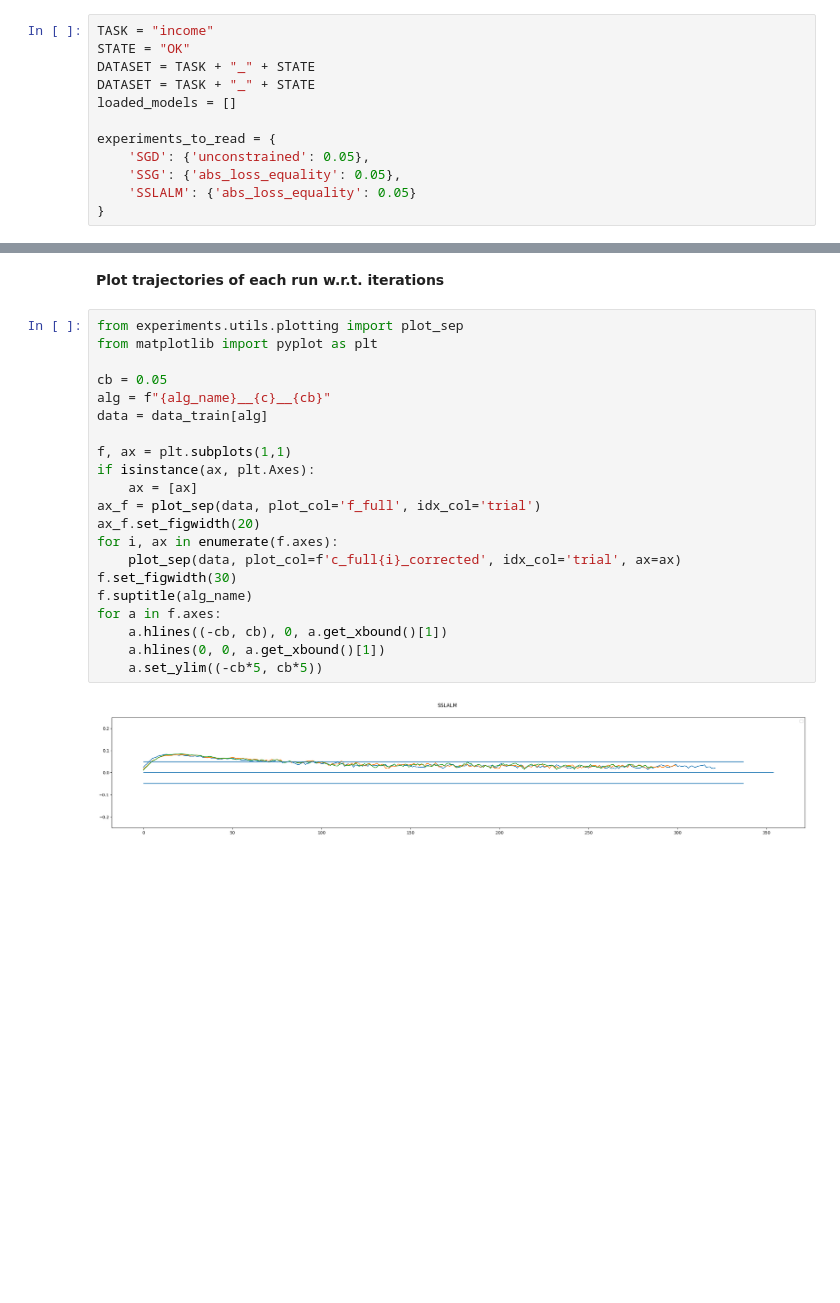
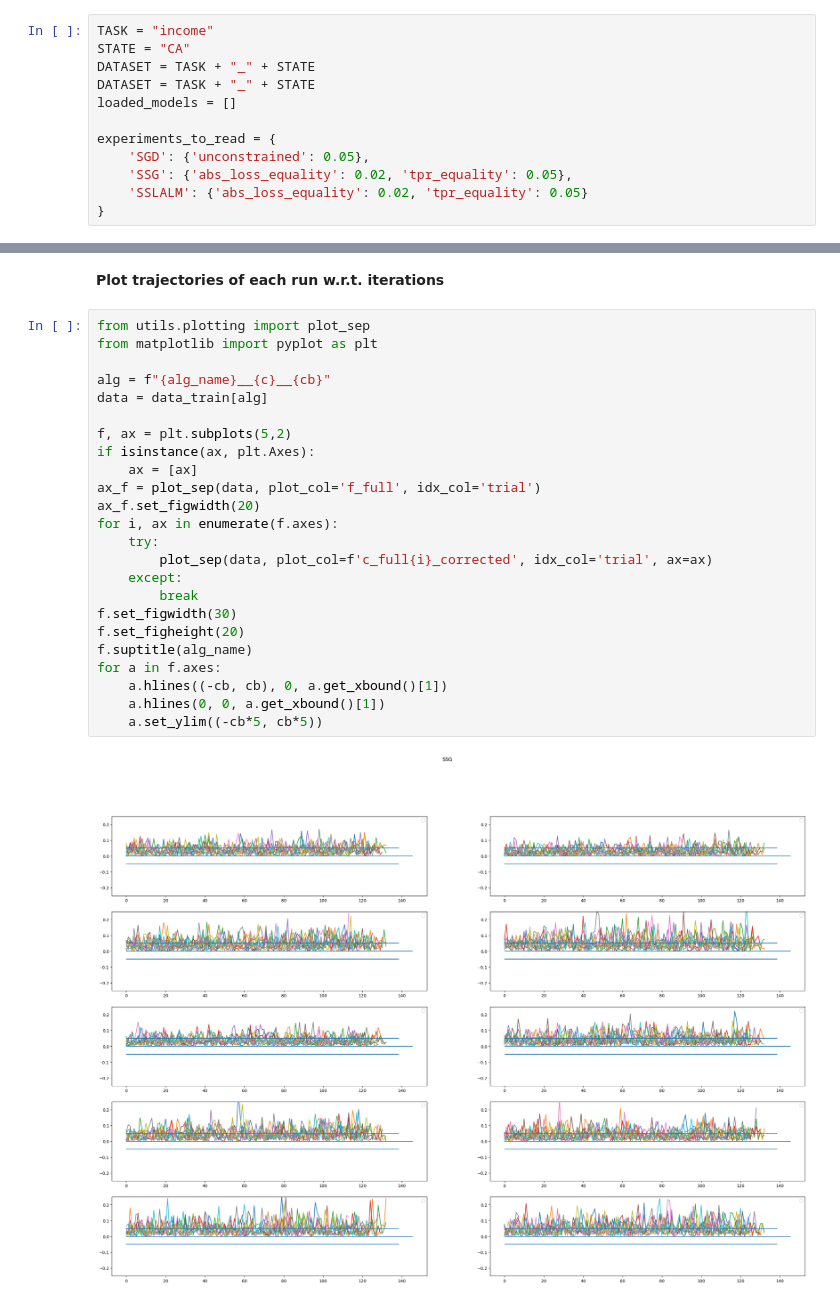
Before and after one commit to andrewklayk/humancompatible-train, a Jupyter notebook: experiments/algo_plots.ipynb, the cells around one changed output, grey strips where cells are left out. Cells and saved outputs as stored; diff of their text form; blank space fills up the shorter version.

Commit message:
experiment updates

```diff
--- a/experiments/algo_plots.ipynb
+++ b/experiments/algo_plots.ipynb
@@ -5,15 +5,15 @@ from utils.plotting import plot_time, plot_sep, plot_trajectories
 **Read results**
 # %%
 TASK = "income"
-STATE = "OK"
+STATE = "CA"
 DATASET = TASK + "_" + STATE
 DATASET = TASK + "_" + STATE
 loaded_models = []
 
 experiments_to_read = {
     'SGD': {'unconstrained': 0.05},
-    'SSG': {'abs_loss_equality': 0.05},
-    'SSLALM': {'abs_loss_equality': 0.05}
+    'SSG': {'abs_loss_equality': 0.02, 'tpr_equality': 0.05},
+    'SSLALM': {'abs_loss_equality': 0.02, 'tpr_equality': 0.05}
 }
 # %%
 from itertools import product
@@ -139,25 +144,28 @@ fl = plot_time(
 # %% [markdown]
 **Plot trajectories of each run w.r.t. iterations**
 # %%
-from experiments.utils.plotting import plot_sep
+from utils.plotting import plot_sep
 from matplotlib import pyplot as plt
 
-cb = 0.05
 alg = f"{alg_name}__{c}__{cb}"
 data = data_train[alg]
 
-f, ax = plt.subplots(1,1)
+f, ax = plt.subplots(5,2)
 if isinstance(ax, plt.Axes):
     ax = [ax]
 ax_f = plot_sep(data, plot_col='f_full', idx_col='trial')
 ax_f.set_figwidth(20)
 for i, ax in enumerate(f.axes):
-    plot_sep(data, plot_col=f'c_full{i}_corrected', idx_col='trial', ax=ax)
+    try:
+        plot_sep(data, plot_col=f'c_full{i}_corrected', idx_col='trial', ax=ax)
+    except:
+        break
 f.set_figwidth(30)
+f.set_figheight(20)
 f.suptitle(alg_name)
 for a in f.axes:
     a.hlines((-cb, cb), 0, a.get_xbound()[1])
     a.hlines(0, 0, a.get_xbound()[1])
     a.set_ylim((-cb*5, cb*5))
 # %% [output]
-[figure, old version]
+[figure, new version]
```
Also changed, not shown: parts of 3 cells of this notebook, 6 other files.
